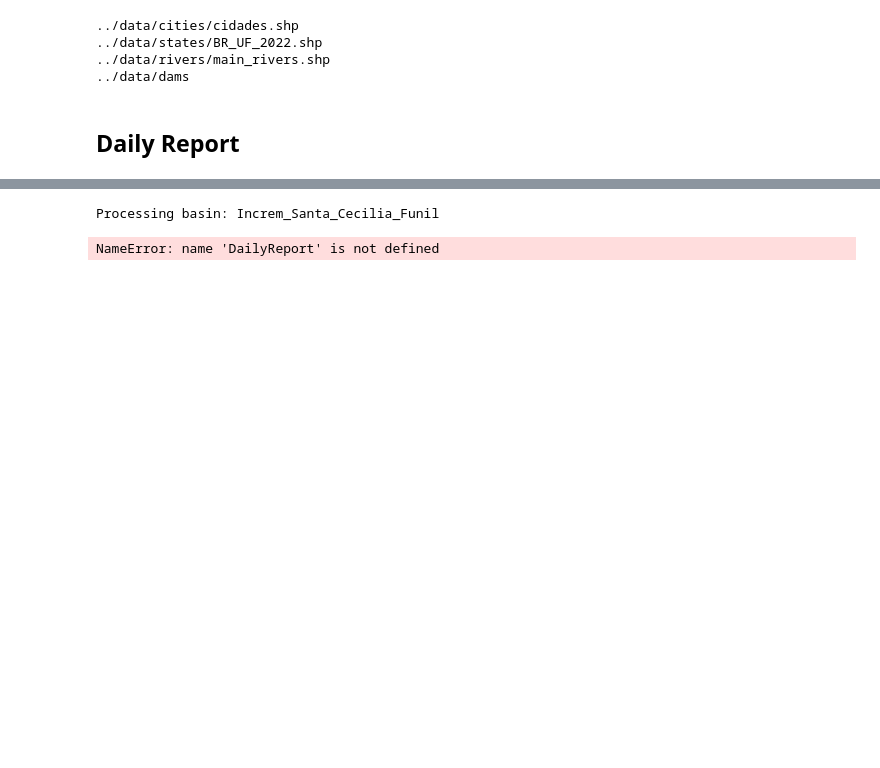
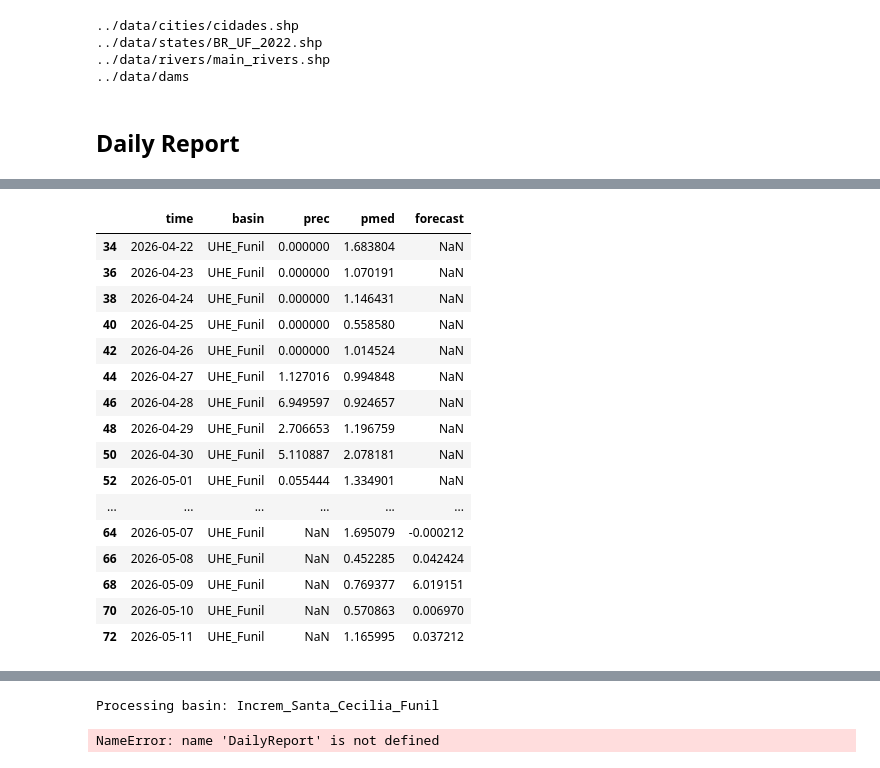
Before and after one commit to cordmaur/RainReporter, a Jupyter notebook: nbs/05-Reporter-V2.ipynb, the cells around one changed output, grey strips where cells are left out. Saved outputs shown, nothing was run; the diff lists cells and outputs as text; code cells hidden in the pictures; blank space fills up the shorter version.

Commit message:
Corrected the bug when updating daily rain data

```diff
--- a/nbs/05-Reporter-V2.ipynb
+++ b/nbs/05-Reporter-V2.ipynb
@@ -47,13 +44,15 @@ reporter = Reporter(
 # %%
 from rainreporter.daily_report import DailyReport
 # %%
+basin = "UHE_Funil"
+
 daily_reporter = DailyReport.from_dict(
     downloader=downloader,
     mapper=reporter.mapper,
     config={
-        "nome": "Uruguai - Diario",
+        "nome": basin,
         "tipo": "Diario",
-        "shp": "bacia_Doce.parquet",
+        "shp": f"{basin}.parquet",
         "total_dias": 30,
     },
     bases_folder="/workspaces/reports_folder/geobases",
@@ -60,0 +75,21 @@ daily_reporter = DailyReport.from_dict(
+# %%
+df = pd.read_parquet("/workspaces/reports_folder/rcar_daily_rain.parquet")
+df[df["basin"] == basin].tail(20)
+# %% [output]
+|  | time | basin | prec | pmed | forecast |
+| 34 | 2026-04-22 | UHE_Funil | 0.000000 | 1.683804 | NaN |
+| 36 | 2026-04-23 | UHE_Funil | 0.000000 | 1.070191 | NaN |
+| 38 | 2026-04-24 | UHE_Funil | 0.000000 | 1.146431 | NaN |
+| 40 | 2026-04-25 | UHE_Funil | 0.000000 | 0.558580 | NaN |
+| 42 | 2026-04-26 | UHE_Funil | 0.000000 | 1.014524 | NaN |
+| 44 | 2026-04-27 | UHE_Funil | 1.127016 | 0.994848 | NaN |
+| 46 | 2026-04-28 | UHE_Funil | 6.949597 | 0.924657 | NaN |
+| 48 | 2026-04-29 | UHE_Funil | 2.706653 | 1.196759 | NaN |
+| 50 | 2026-04-30 | UHE_Funil | 5.110887 | 2.078181 | NaN |
+| 52 | 2026-05-01 | UHE_Funil | 0.055444 | 1.334901 | NaN |
+| ... | ... | ... | ... | ... | ... |
+| 64 | 2026-05-07 | UHE_Funil | NaN | 1.695079 | -0.000212 |
+| 66 | 2026-05-08 | UHE_Funil | NaN | 0.452285 | 0.042424 |
+| 68 | 2026-05-09 | UHE_Funil | NaN | 0.769377 | 6.019151 |
+| 70 | 2026-05-10 | UHE_Funil | NaN | 0.570863 | 0.006970 |
+| 72 | 2026-05-11 | UHE_Funil | NaN | 1.165995 | 0.037212 |
```
Also changed, not shown: parts of 4 cells of this notebook, 1 other file.
